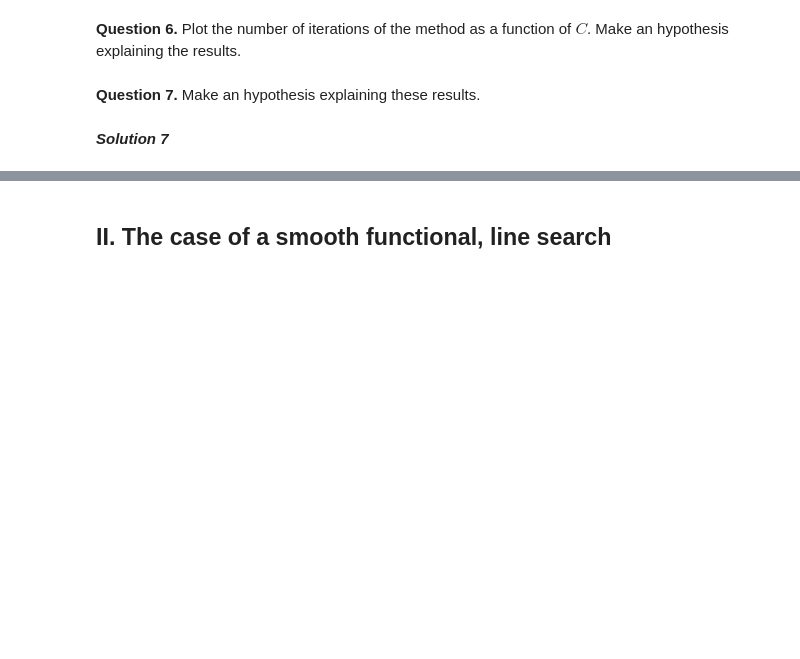
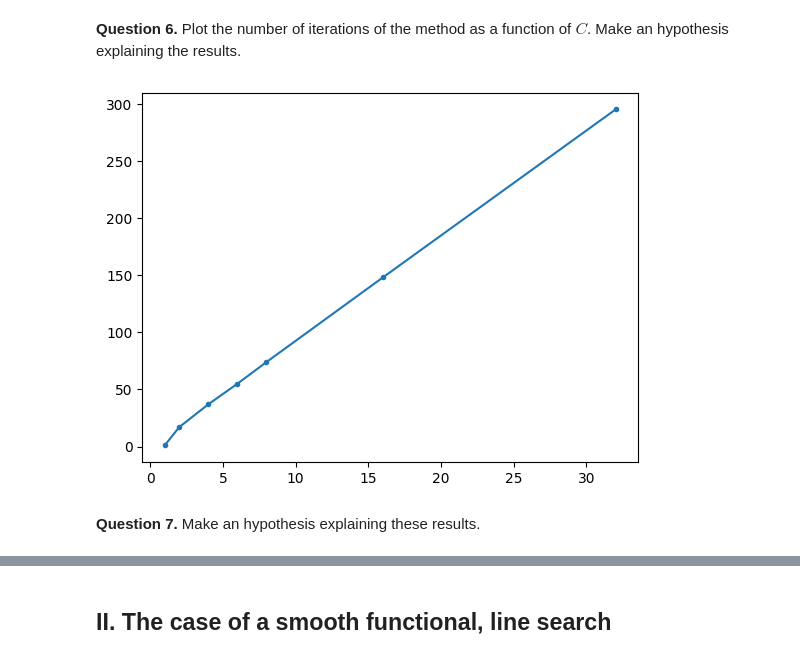
Before and after one commit to saliouetu/Optimization, a Jupyter notebook: lab1/lab1_Gradient_Newton.ipynb, the cells around one changed output, grey strips where cells are left out. Saved outputs shown, nothing was run; the diff lists cells and outputs as text; code cells hidden in the pictures; blank space fills up the shorter version.

```diff
--- a/lab1/lab1_Gradient_Newton.ipynb
+++ b/lab1/lab1_Gradient_Newton.ipynb
@@ -423,5 +415,44 @@ ___Solution 5___
+# %%
+## solution 6
+num_iter = []
+iter = [1,2,4,6,8,16,32]
+for C in iter :
+    tol = 1e-8
+    max_niter = 1000
+    f, df =make_f(C), make_df(C)
+    x, y = 1., C
+    fX, gX =f(x,y), df(x,y)
+    n=np.linalg.norm(gX)
+    tau = n*tol
+    k=0
+    X = [np.array([x,y])] # array for the values of $x^k$
+    F = [fX] # array for the values of $f(x^k)$
+    nG = [n]
+
+    ## Optimization loop: Fill in the BLANKS
+    while nG[k] > tol * nG[0] :
+        alpha = (gX @ gX) / (gX @ np.array([[C, 0.],[0., 1.]]) @ gX)
+        x = x - alpha*gX[0]
+        y = y - alpha*gX[1]
+        fX = f(x,y)
+        gX = df(x,y)
+        n = np.linalg.norm(gX)
+
+        k+= 1
+        X.append(np.array([x,y]))
+        F.append(fX)
+        nG.append(n)
+
+    X = np.array(X)
+    F = np.array(F)
+    nG =np.array(nG)
+    num_iter.append(k)
+
+plt.figure()
+plt.plot(iter,num_iter,'.',linestyle='-')
+plt.show()
+# %% [output]
+[figure, added]
 # %% [markdown]
 <a id='q11'></a>
 **Question 7.** Make an hypothesis explaining these results.
-# %% [markdown]
-___Solution 7___
```
Also changed, not shown: parts of 14 cells of this notebook, 1 other file.
